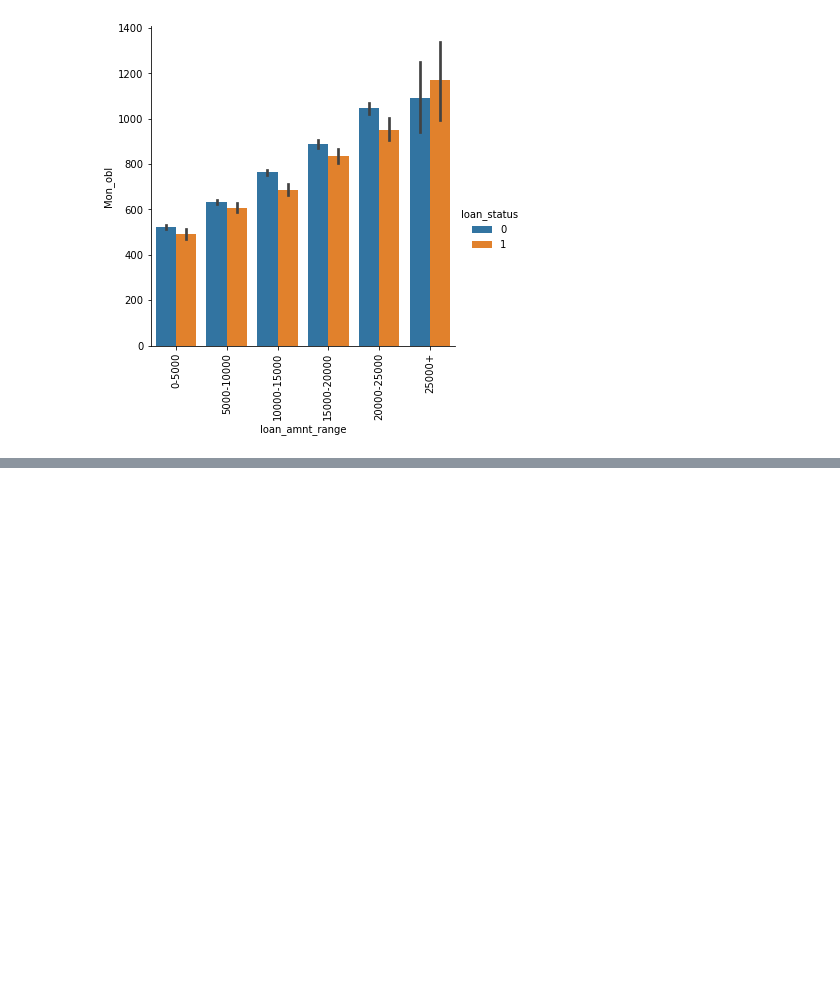
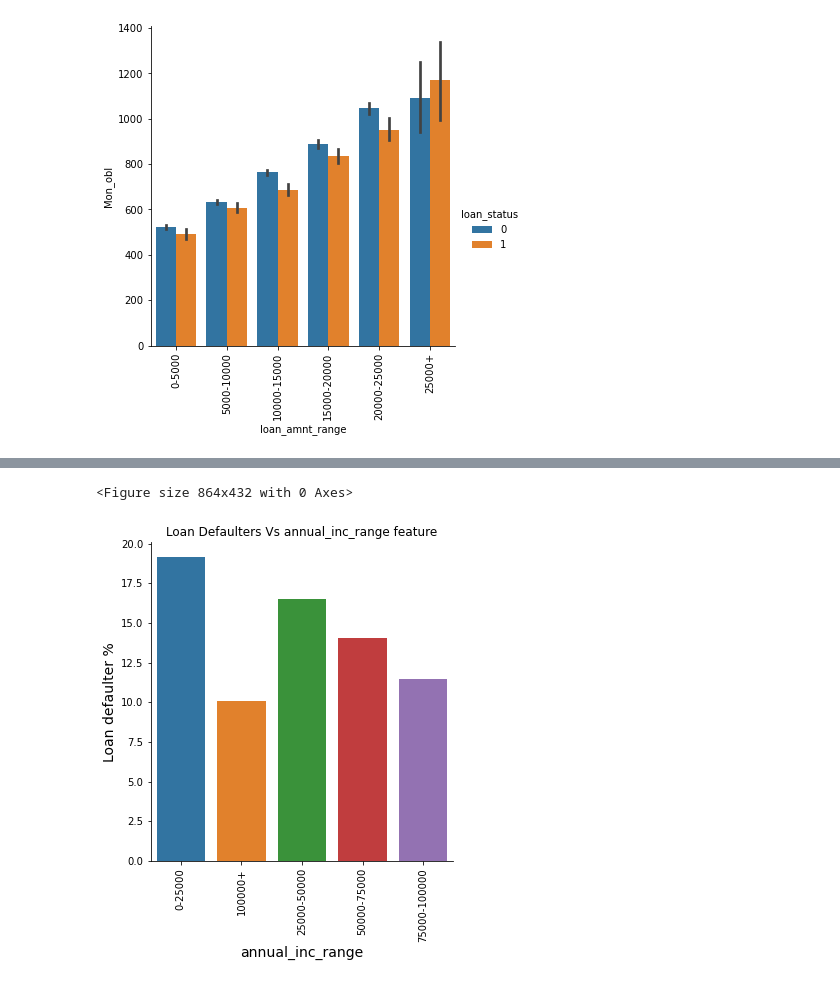
Before and after one commit to deepakkalarikkal/LendingClub, a Jupyter notebook: LendingClubCaseStudy.ipynb, the cells around one changed output, grey strips where cells are left out. Cells and saved outputs as stored; diff of their text form; code cells hidden in the pictures; blank space fills up the shorter version.

```diff
--- a/LendingClubCaseStudy.ipynb
+++ b/LendingClubCaseStudy.ipynb
@@ -1397,17 +1413,23 @@ mod_df['loan_status'].value_counts()
 # %%
-def plotUnivariateRatioBar(feature, data=mod_df, figsize=(10,5), rsorted=True):
-    plt.figure(figsize=figsize)
+def plotRatio(feature, df=mod_df, size=(12,6), rsorted=True):
+    plt.figure(figsize= size)
     if rsorted:
-        feature_dimension = sorted(data[feature].unique())
+        dimension = sorted(df[feature].unique())
     else:
-        feature_dimension = data[feature].unique()
+        dimension = df[feature].unique()
     feature_values = []
-    for fd in feature_dimension:
-        feature_filter = data[data[feature]==fd]
+    for fd in dimension:
+        feature_filter = df[df[feature]==fd]
         feature_count = len(feature_filter[feature_filter["loan_status"]==1])
         feature_values.append(feature_count*100/feature_filter["loan_status"].count())
-    plt.bar(feature_dimension, feature_values, color='orange', edgecolor='white')
-    plt.title("Loan Defaults wrt "+str(feature)+" feature - countplot")
-    plt.xlabel(feature, fontsize=16)
-    plt.ylabel("defaulter %", fontsize=16)
+    sns.catplot(x=dimension, y=feature_values, data=df, kind='bar' )
+    plt.xticks(rotation=90)
+    plt.title("Loan Defaulters Vs "+str(feature)+" feature")
+    plt.xlabel(feature, fontsize=14)
+    plt.ylabel("Loan defaulter %", fontsize=14)
     plt.show()
+# %%
+plotRatio("annual_inc_range")
+# %% [output]
+<Figure size 864x432 with 0 Axes>
+[figure, added]
```
Also changed, not shown: parts of 92 cells of this notebook.
